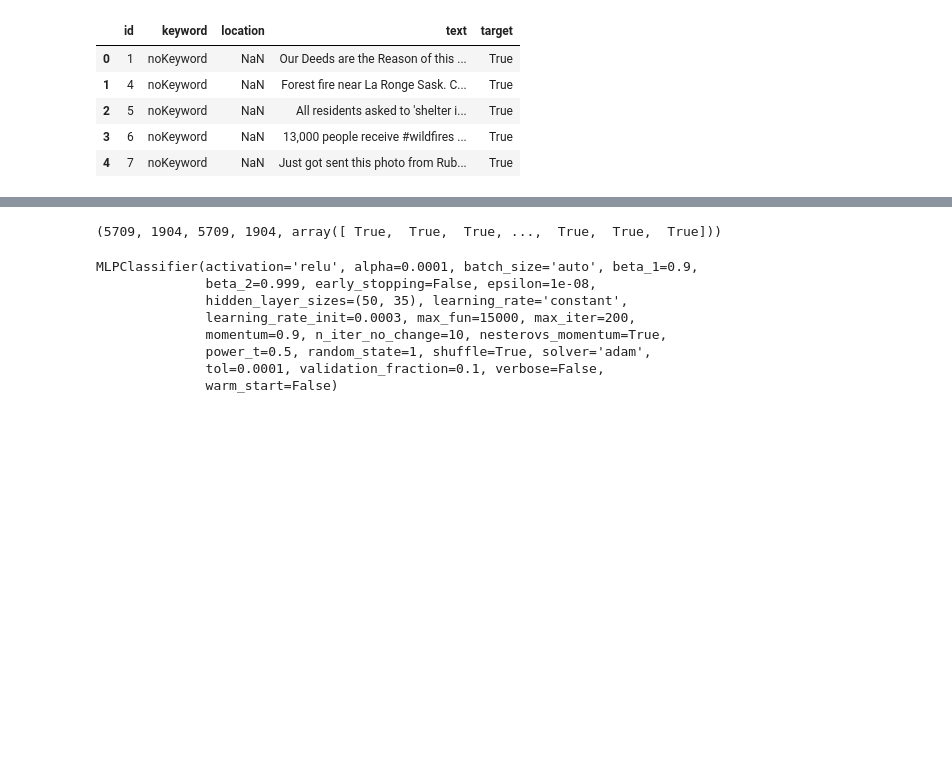
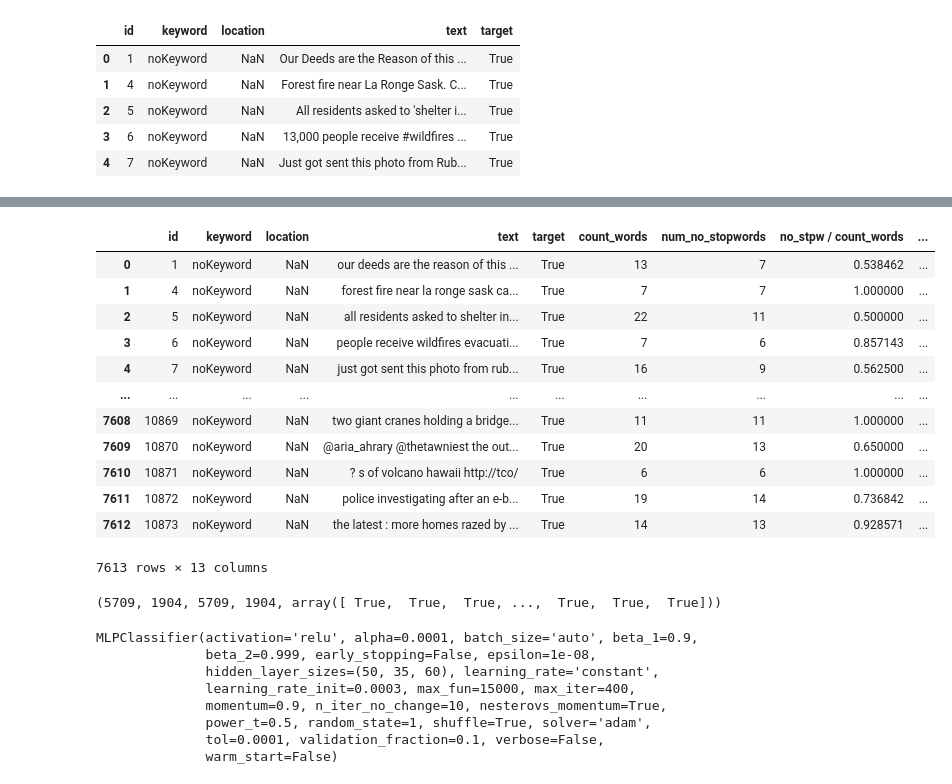
Before and after one commit to NicoGarofalo/TPDatos, a Jupyter notebook: otros_algoritmos/TP_RedNeuronal.ipynb, the cells around one changed output, grey strips where cells are left out. Saved outputs shown, nothing was run; the diff lists cells and outputs as text; code cells hidden in the pictures; blank space fills up the shorter version.

```diff
--- a/otros_algoritmos/TP_RedNeuronal.ipynb
+++ b/otros_algoritmos/TP_RedNeuronal.ipynb
@@ -156,19 +250,13 @@ df_test_res = df_test_res.loc[:,['id','text']]
 # ---------------Creación de features --------------- #
 
 # --------------------------------- Train ------------------------------------ #
-largos = df_train_res['text'].apply(text_size_word) #cant words por text
-df_train_res['count_words'] = largos
-# --- Idea 1 ---
+df_train_res['count_words'] = df_train_res['text'].apply(text_size_word) #cant words por text
 df_train_res['num_no_stopwords'] = df_train_res['text'].apply(count_no_stopwords)
-# --- Combino Idea 1 con count_words (hago la division)
 df_train_res['no_stpw / count_words'] = df_train_res['num_no_stopwords'] / df_train_res['count_words']
-
-# --- Idea 2 --- #
 df_train_res['count_catastrophe'] = df_train_res['text'].apply(lemmatize_catastrophe)
-
-# --- Idea 3 --- # Aplicar algun tipo de TF-IDF para descartar textos como "wreck wreck wreck wreck wreck " porque no aportan nada
-# --- Idea 4 --- # Contiene paises / nombres famosos ?? (Booleano)
-# --- Idea 5 --- # Contains
-
+df_train_res['count_url'] = df_train_res['text'].apply(count_url_per_tw)
 df_train_res['contains_location'] = df_train_res['text'].apply(contains_location)
-df_train_res['count_url'] = df_train_res['text'].apply(count_url_per_tw)
+# --- Idea 1 --- # Aplicar algun tipo de TF-IDF para descartar textos como "wreck wreck wreck wreck wreck " porque no aportan nada
+# --- Idea 2 --- #  Top frecuencias para tweets verdaderos / falsos , darle un score a los tweets en base a esas frecuencias
+df_train_res['score_true'] = df_train_res['text'].apply(score_true_freqs)
+df_train_res['score_false'] = df_train_res['text'].apply(score_false_freqs)
@@ -175,3 +268,19 @@ df_train_res['count_url'] = df_train_res['text'].apply(count_url_per_tw)
+# %%
+df_train_res
+# %% [output]
+|  | id | keyword | location | text | target | count_words | num_no_stopwords | no_stpw / count_words | ... |
+| 0 | 1 | noKeyword | NaN | our deeds are the reason of this ... | True | 13 | 7 | 0.538462 | ... |
+| 1 | 4 | noKeyword | NaN | forest fire near la ronge sask ca... | True | 7 | 7 | 1.000000 | ... |
+| 2 | 5 | noKeyword | NaN | all residents asked to shelter in... | True | 22 | 11 | 0.500000 | ... |
+| 3 | 6 | noKeyword | NaN | people receive wildfires evacuati... | True | 7 | 6 | 0.857143 | ... |
+| 4 | 7 | noKeyword | NaN | just got sent this photo from rub... | True | 16 | 9 | 0.562500 | ... |
+| ... | ... | ... | ... | ... | ... | ... | ... | ... | ... |
+| 7608 | 10869 | noKeyword | NaN | two giant cranes holding a bridge... | True | 11 | 11 | 1.000000 | ... |
+| 7609 | 10870 | noKeyword | NaN | @aria_ahrary @thetawniest the out... | True | 20 | 13 | 0.650000 | ... |
+| 7610 | 10871 | noKeyword | NaN | ? s of volcano hawaii http://tco/ | True | 6 | 6 | 1.000000 | ... |
+| 7611 | 10872 | noKeyword | NaN | police investigating after an e-b... | True | 19 | 14 | 0.736842 | ... |
+| 7612 | 10873 | noKeyword | NaN | the latest : more homes razed by ... | True | 14 | 13 | 0.928571 | ... |
+7613 rows × 13 columns
 # %%
 # --------------------------------- Test ------------------------------------- #
 
@@ -222,14 +326,14 @@ print(prints)
 (5709, 1904, 5709, 1904, array([ True,  True,  True, ...,  True,  True,  True]))
 # %%
 # --------------- Entrenamiento - MLP (Multilayer Perceptron) --------------- #
-clf = MLPClassifier(activation='relu',learning_rate_init=0.0003, hidden_layer_sizes=(50,35), random_state=1, max_iter=200, solver='adam')
+clf = MLPClassifier(activation='relu',learning_rate_init=0.0003, hidden_layer_sizes=(50,35,60), random_state=1, max_iter=400, solver='adam')
 #X_train = X_train.reshape(-1, 1) #Esto se hace si tengo 1 solo feature
 clf.fit(X_train_clf, y_train)
 # %% [output]
 MLPClassifier(activation='relu', alpha=0.0001, batch_size='auto', beta_1=0.9,
               beta_2=0.999, early_stopping=False, epsilon=1e-08,
-              hidden_layer_sizes=(50, 35), learning_rate='constant',
-              learning_rate_init=0.0003, max_fun=15000, max_iter=200,
+              hidden_layer_sizes=(50, 35, 60), learning_rate='constant',
+              learning_rate_init=0.0003, max_fun=15000, max_iter=400,
               momentum=0.9, n_iter_no_change=10, nesterovs_momentum=True,
               power_t=0.5, random_state=1, shuffle=True, solver='adam',
               tol=0.0001, validation_fraction=0.1, verbose=False,
```
Also changed, not shown: parts of 34 cells of this notebook.
